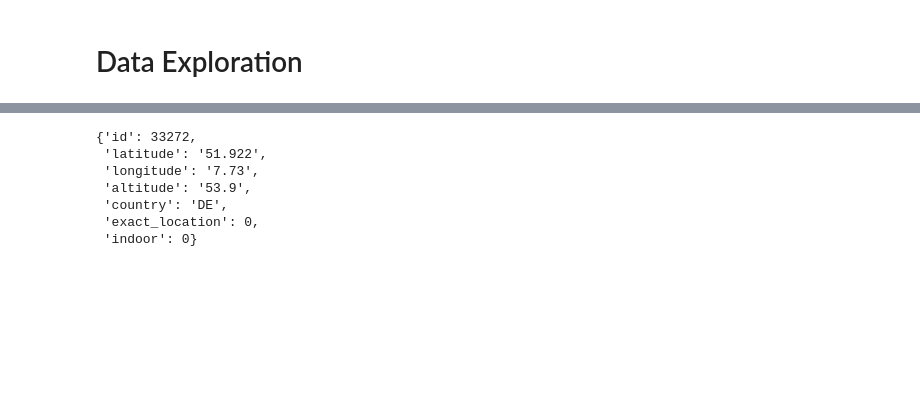
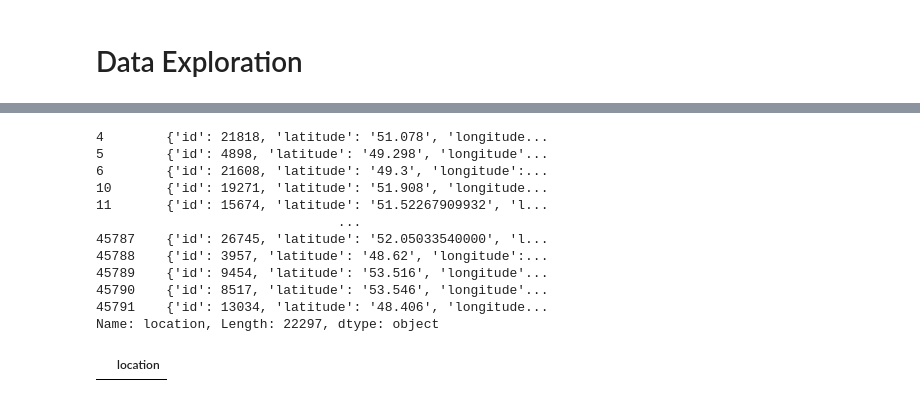
Before and after one commit to Sebastian-Bender/air-pollution, a Jupyter notebook: AirPollution/src/DataExploration.ipynb, the cells around one changed output, grey strips where cells are left out. Drawn from its saved outputs; the diff is of its cells as text; code cells hidden in the pictures; blank space fills up the shorter version.

```diff
--- a/AirPollution/src/DataExploration.ipynb
+++ b/AirPollution/src/DataExploration.ipynb
@@ -349,10 +232,31 @@ df
 # %%
-df.location[1]
+df.location
 # %% [output]
-{'id': 33272,
- 'latitude': '51.922',
- 'longitude': '7.73',
- 'altitude': '53.9',
- 'country': 'DE',
- 'exact_location': 0,
- 'indoor': 0}
+4        {'id': 21818, 'latitude': '51.078', 'longitude...
+5        {'id': 4898, 'latitude': '49.298', 'longitude'...
+6        {'id': 21608, 'latitude': '49.3', 'longitude':...
+10       {'id': 19271, 'latitude': '51.908', 'longitude...
+11       {'id': 15674, 'latitude': '51.52267909932', 'l...
+                               ...
+45787    {'id': 26745, 'latitude': '52.05033540000', 'l...
+45788    {'id': 3957, 'latitude': '48.62', 'longitude':...
+45789    {'id': 9454, 'latitude': '53.516', 'longitude'...
+45790    {'id': 8517, 'latitude': '53.546', 'longitude'...
+45791    {'id': 13034, 'latitude': '48.406', 'longitude...
+Name: location, Length: 22297, dtype: object
+# %%
+# longitudes
+northPoint = 8.6176
+southPoint = 8.6988832
+
+# latitudes
+westPoint = 52.0406
+eastPoint = 51.6435922
+# %%
+blabla = df['location'].apply(lambda x: x.get('longitude') if float(x.get('longitude')) <= northPoint and float(x.get('longitude')) >= southPoint else "FUCK")
+# %%
+blabla = blabla.to_frame()
+# %%
+blabla[blabla.location != "FUCK"]
+# %% [output]
+|  | location |
```
Also changed, not shown: parts of 25 cells of this notebook.
